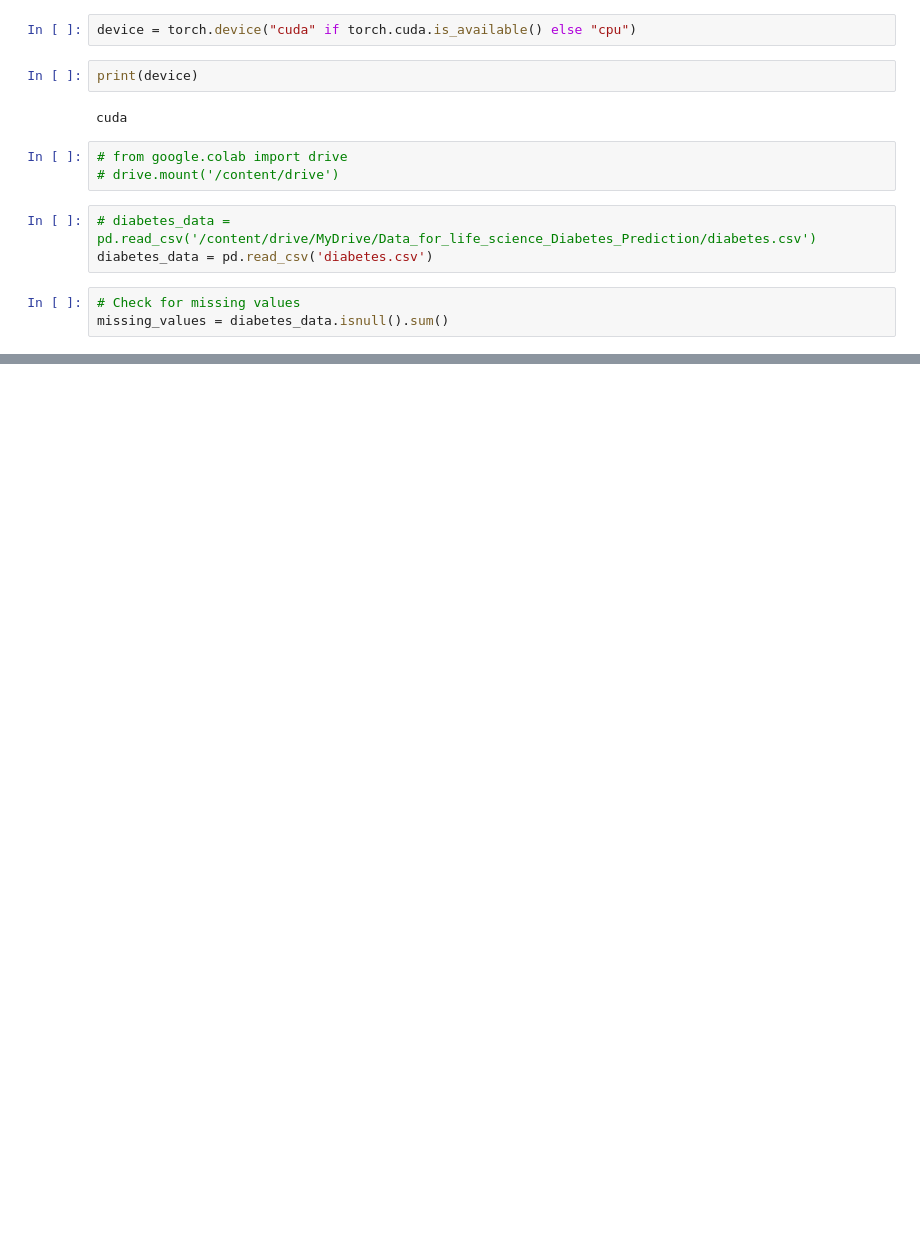
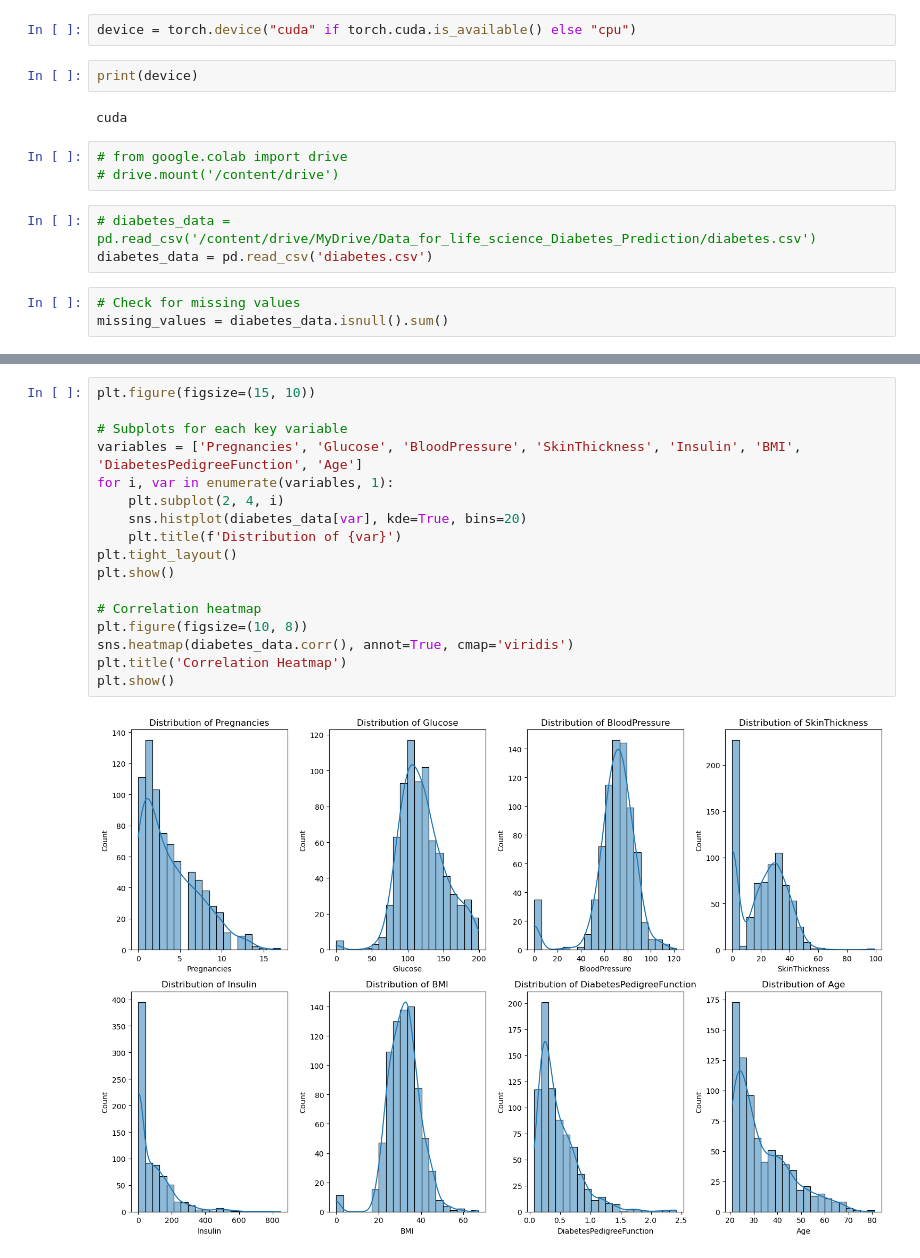
Before and after one commit to winwin1808/diabetes-prediction, a Jupyter notebook: diabete_predict.ipynb, the cells around one changed output, grey strips where cells are left out. Cells and saved outputs as stored; diff of their text form; blank space fills up the shorter version.

```diff
--- a/diabete_predict.ipynb
+++ b/diabete_predict.ipynb
@@ -32,0 +62,19 @@ missing_values = diabetes_data.isnull().sum()
+# %%
+plt.figure(figsize=(15, 10))
+
+# Subplots for each key variable
+variables = ['Pregnancies', 'Glucose', 'BloodPressure', 'SkinThickness', 'Insulin', 'BMI', 'DiabetesPedigreeFunction', 'Age']
+for i, var in enumerate(variables, 1):
+    plt.subplot(2, 4, i)
+    sns.histplot(diabetes_data[var], kde=True, bins=20)
+    plt.title(f'Distribution of {var}')
+plt.tight_layout()
+plt.show()
+
+# Correlation heatmap
+plt.figure(figsize=(10, 8))
+sns.heatmap(diabetes_data.corr(), annot=True, cmap='viridis')
+plt.title('Correlation Heatmap')
+plt.show()
+# %% [output]
+[figure, added]
```
Also changed, not shown: parts of 30 cells of this notebook, 29 other files.
